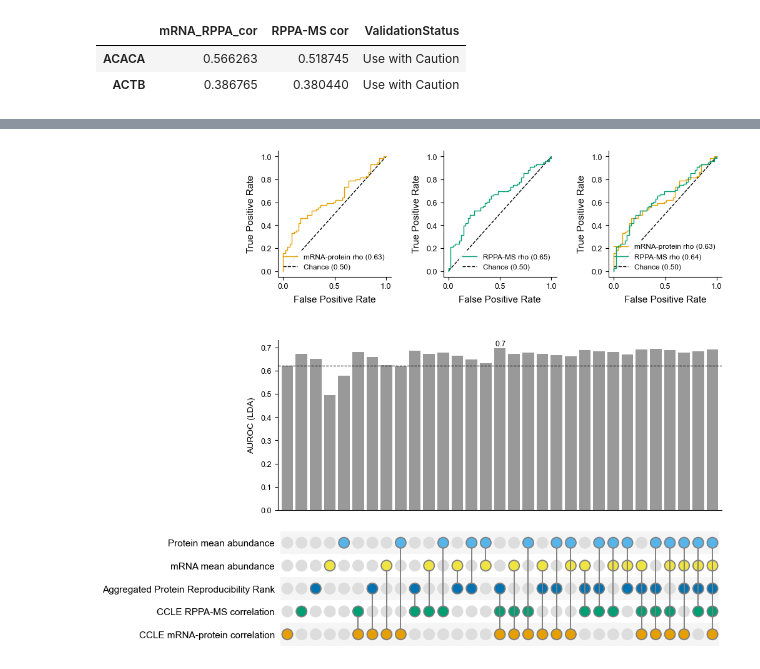
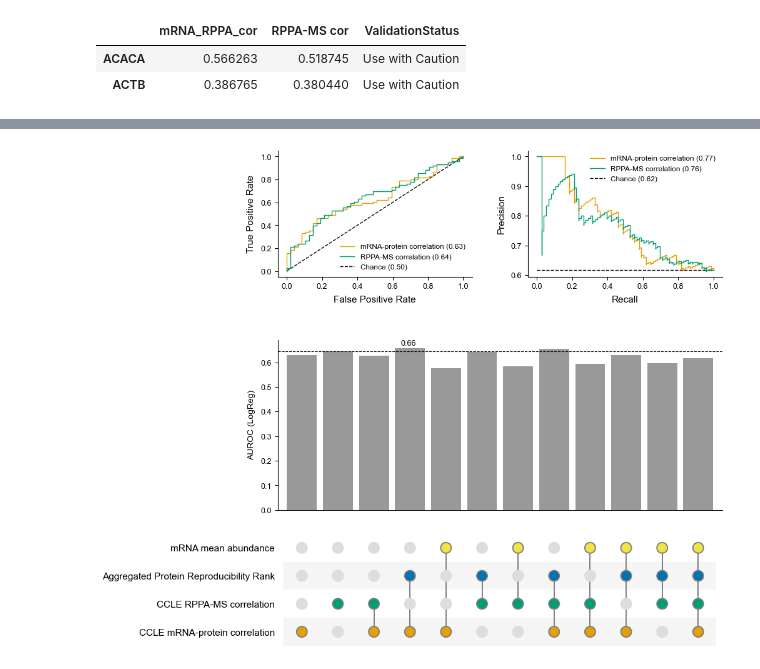
Before and after one commit to SwathiRUpadhya/antibody_quality_limitations, a Jupyter notebook: data_processing_and_analysis/06_predict_ab_validation_status.ipynb, the cells around one changed output, grey strips where cells are left out. Drawn from its saved outputs; the diff is of its cells as text; code cells hidden in the pictures.

```diff
--- a/data_processing_and_analysis/06_predict_ab_validation_status.ipynb
+++ b/data_processing_and_analysis/06_predict_ab_validation_status.ipynb
@@ -152,16 +195,18 @@ auroc
+# %%
+feature_names = ['mRNA_RPPA_cor', 'RPPA-MS cor', 'Aggregated Reproducibility Rank', 'mRNA_Mean_Abundance']
+feature_colors = [gu.get_color(name) for name in ['orange', 'green', 'blue', 'yellow', 'light-blue-ot']]
 # %%
 # Code adapted from De Kegel et al. (2021) Comprehensive prediction of robust synthetic
 # lethality between paralog pairs in cancer cell lines. Cell Systems
 
-single_feature_idx = [feature_names.index(c[f])+(i*5) for i, c in enumerate(single_feature_combo) for f in range(len(c))]
-two_feature_idx = [feature_names.index(c[f])+(i*5)+25 for i, c in enumerate(two_features_combo) for f in range(len(c))]
-three_feature_idx = [feature_names.index(c[f])+(i*5)+75 for i, c in enumerate(three_features_combo) for f in range(len(c))]
-four_feature_idx = [feature_names.index(c[f])+(i*5)+125 for i, c in enumerate(four_features_combo) for f in range(len(c))]
-five_features_idx = [feature_names.index(c[f])+(i*5)+150 for i, c in enumerate(five_features_combo) for f in range(len(c))]
-idx = single_feature_idx + two_feature_idx + three_feature_idx + four_feature_idx + five_features_idx
+single_feature_idx = [feature_names.index(c[f])+(i*4) for i, c in enumerate(single_feature_combo) for f in range(len(c))]
+two_feature_idx = [feature_names.index(c[f])+(i*4)+8 for i, c in enumerate(two_features_combo) for f in range(len(c))]
+three_feature_idx = [feature_names.index(c[f])+(i*4)+28 for i, c in enumerate(three_features_combo) for f in range(len(c))]
+four_feature_idx = [feature_names.index(c[f])+(i*4)+44 for i, c in enumerate(four_features_combo) for f in range(len(c))]
+idx = single_feature_idx + two_feature_idx + three_feature_idx + four_feature_idx
 
 c = np.array(['#ddd'] * len(all_features) * len(feature_names), dtype='O')
-c[idx] = [feature_colors[i%5] for i in idx]
+c[idx] = [feature_colors[i%4] for i in idx]
 
 # Set circle border color
 c_border = np.array(['#ddd'] * len(all_features) * len(feature_names), dtype='O')
@@ -176,55 +221,54 @@ y = np.tile(np.arange(len(feature_names)), len(all_features))
 
 
 feature_names = ['CCLE mRNA-protein correlation', 'CCLE RPPA-MS correlation', 'Aggregated Protein Reproducibility Rank',
-                 'mRNA mean abundance', 'Protein mean abundance']
+                 'mRNA mean abundance']
 # %%
 with plt.rc_context({'axes.linewidth': 0.8, 'axes.labelsize':10, 'axes.spines.left': True, 'xtick.labelsize':9}):
     gs_kw = dict(height_ratios=[1, 0.2, 1.35, 1])
-    figure, ax = plt.subplot_mosaic([['first left', 'first middle', 'first right'],
-                                     ['second', 'second', 'second'],
-                                     ['third', 'third', 'third'],
-                                     ['fourth', 'fourth', 'fourth']],
+    figure, ax = plt.subplot_mosaic([['first left', 'first right'],
+                                     ['second', 'second'],
+                                     ['third', 'third'],
+                                     ['fourth', 'fourth']],
                               gridspec_kw=gs_kw, figsize=(10, 8),
                               layout="constrained")
     # draw roc curves in the first axes
-    draw_roc_curve(classification_data, ['mRNA_RPPA_cor'], feature_colors, ax['first left'])
-    draw_roc_curve(classification_data, ['RPPA-MS cor'], feature_colors[1:], ax['first middle'])
-    draw_roc_curve(classification_data, ['mRNA_RPPA_cor', 'RPPA-MS cor'], feature_colors, ax['first right'])
+    draw_roc_curve(classification_data, ['mRNA_RPPA_cor', 'RPPA-MS cor'], feature_colors, ax['first left'])
+    draw_pr_curve(classification_data, ['mRNA_RPPA_cor', 'RPPA-MS cor'], feature_colors, ax['first right'])
 
     # Second axis is used to create space between the ROC curves and the upset plot
     ax['second'].set_visible(False)
 
     # Fourth axis represents the features used
-    ax['fourth'].scatter(x, y, c=c.tolist(), edgecolor=c_border.tolist(), linewidth=1.4, s=150, zorder=1)
+    ax['fourth'].scatter(x, y, c=c.tolist(), edgecolor=c_border.tolist(), linewidth=1.4, s=150, zorder=2)
     # Draw lines between the circles
     vline_data = (pd.Series(y[idx], index=x[idx]).groupby(level=0).aggregate(['min', 'max']))
-    ax['fourth'].vlines(vline_data.index.values[5:], vline_data['min'][5:]+0.2, vline_data['max'][5:]-0.2,
-                        lw=1.4, colors='grey')
+    ax['fourth'].vlines(vline_data.index.values[2:], vline_data['min'][2:]+0.2, vline_data['max'][2:]-0.2,
+                        lw=1.4, colors='grey', zorder=1)
     # Set ticks
     ax['fourth'].yaxis.set_ticks(np.arange(len(feature_names)))
     ax['fourth'].yaxis.set_ticklabels(feature_names, rotation=0, fontsize=11)
     ax['fourth'].xaxis.set_visible(False)
     ax['fourth'].tick_params(axis='both', which='both', length=0)
     ax['fourth'].set_frame_on(False)
     ax['fourth'].set_xlim([-0.5, len(all_features)])
     ax['fourth'].set_ylim([-0.5, len(feature_names)])
     # Color background
-    for i in range(0, 6, 2):
-        rect = plt.Rectangle([-0.5,-0.5+i], 31, 1, facecolor='#f5f5f5', lw=0, zorder=0)
+    for i in range(0, 4, 2):
+        rect = plt.Rectangle([-0.5,-0.5+i], 12, 1, facecolor='#f5f5f5', lw=0, zorder=0)
         ax['fourth'].add_patch(rect)
 
     # Make the bars share the x-axis with scatterplot for the Upset plot
     ax['third'].get_shared_x_axes().join(ax['third'], ax['fourth'])
 
     # Plot bar chart part of upset plot
     auroc.plot.bar(ax=ax['third'], color=['#999'], width=0.83)
-    gu.set_axis_props(ax['third'], show_xticks=False, ylabel='AUROC (LDA)')
-    ax['third'].hlines(auroc.loc['mRNA_RPPA_cor', 'AUROC (LDA)'],
+    gu.set_axis_props(ax['third'], show_xticks=False, ylabel='AUROC (LogReg)')
+    ax['third'].hlines(auroc.loc['RPPA-MS cor', 'AUROC (LogReg)'],
                ax['third'].get_xlim()[0], ax['third'].get_xlim()[1], lw=0.8, colors='black', linestyles='dashed')
-    ax['third'].annotate(str(round(auroc['AUROC (LDA)'].max(), 2)),
-               (list(auroc.index).index(auroc[auroc['AUROC (LDA)'] == auroc['AUROC (LDA)'].max()].index[0]) - 0.35,
-                auroc['AUROC (LDA)'].max() + 0.01))
+    ax['third'].annotate(str(round(auroc['AUROC (LogReg)'].max(), 2)),
+               (list(auroc.index).index(auroc[auroc['AUROC (LogReg)'] == auroc['AUROC (LogReg)'].max()].index[0]) - 0.25,
+                auroc['AUROC (LogReg)'].max() + 0.01))
     ax['third'].get_legend().remove()
-#     figure.savefig(get_figure_path('Figure5.svg'), bbox_inches='tight', dpi=300)
+    figure.savefig(get_figure_path('Figure5.svg'), bbox_inches='tight', dpi=300)
 # %% [output]
-[figure, old version]
+[figure, new version]
```
Also changed, not shown: parts of 20 cells of this notebook, 1 other file.
